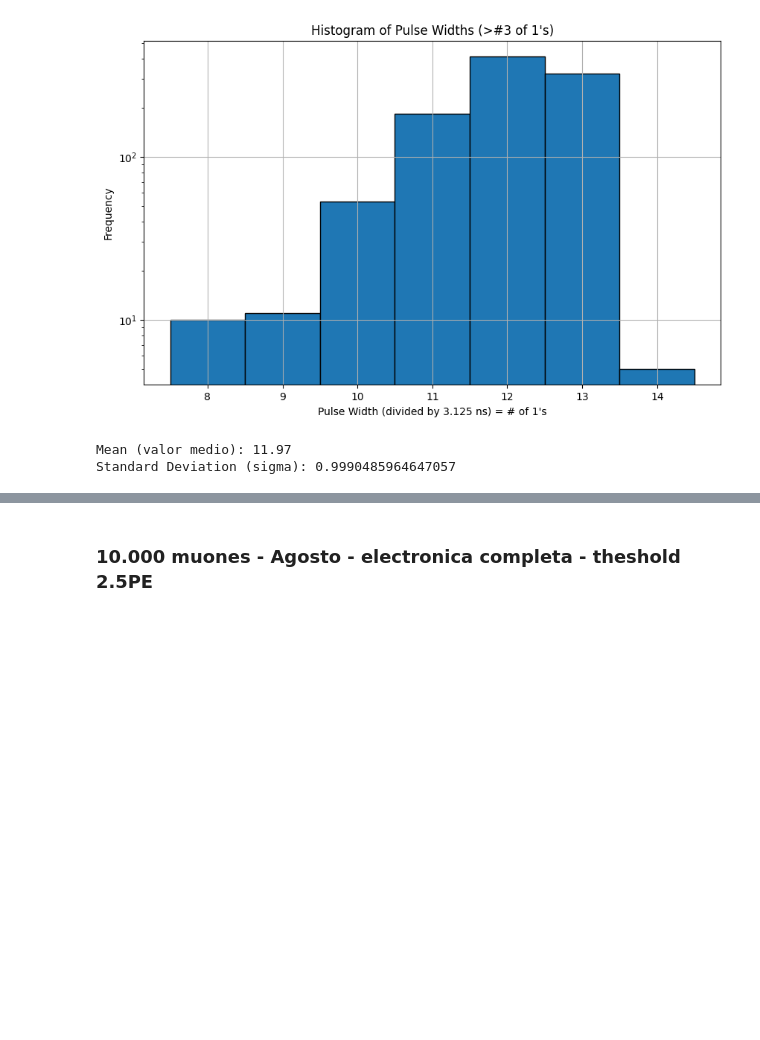
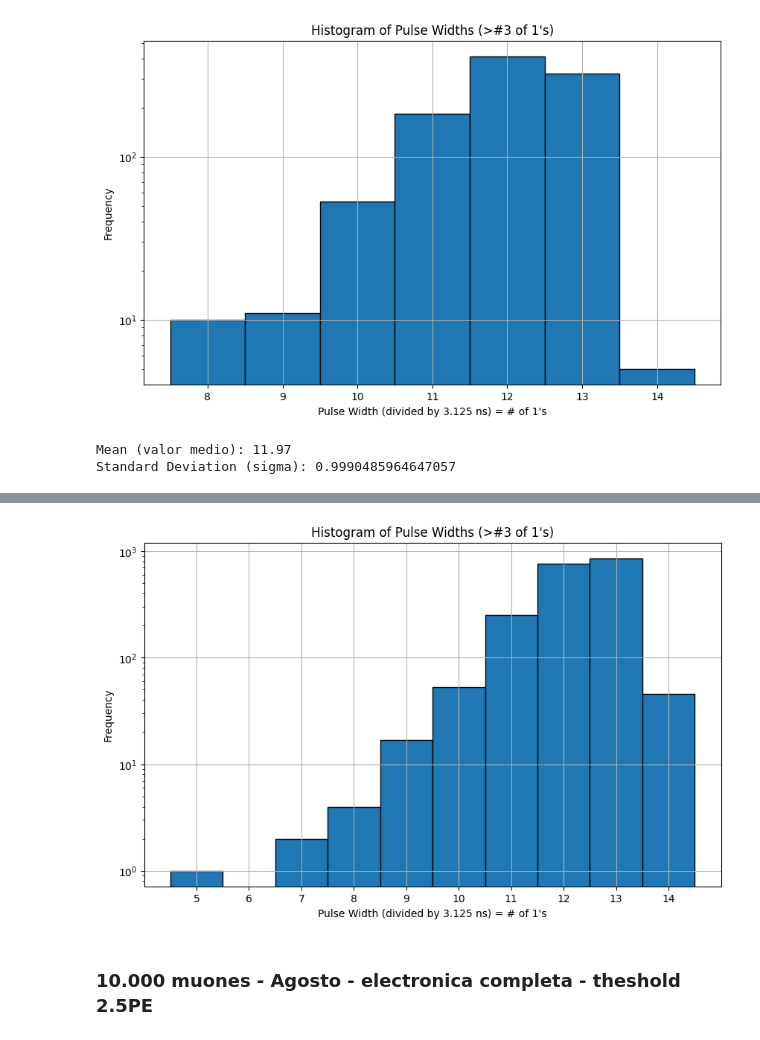
Before and after one commit to Lautaro-Silva/Laboratorio_6_7_ITeDA, a Jupyter notebook: Scripts/calculate_zeros.ipynb, the cells around one changed output, grey strips where cells are left out. Drawn from its saved outputs; the diff is of its cells as text; code cells hidden in the pictures; blank space fills up the shorter version.

```diff
--- a/Scripts/calculate_zeros.ipynb
+++ b/Scripts/calculate_zeros.ipynb
@@ -336,0 +339,3 @@ Standard Deviation (sigma): 0.9990485964647057
+# %%
+df_muones_2000 = pd.read_csv(r"C:\Users\smili\OneDrive\Documents\GitHub\Laboratorio_6_7_ITeDA\LTSpice\Agosto - Version nueva de las simulaciones\2000_mu_full_circuit_2,5PE_thresh.txt", sep="	")
+df_muones_2000
@@ -336,0 +356,21 @@ Standard Deviation (sigma): 0.9990485964647057
+# %%
+pulse_widths_2000 = []
+threshold = 0.8  # 1V threshold (I put it a bit lower to ensure I am accurate)
+pulse_start_time = None
+
+for index, row in tqdm(df_muones_2000.iterrows(), total=len(df_muones_2000), desc="Processing pulses"):
+    if row['V(out)'] > threshold and (pulse_start_time is None or df_muones_2000['V(out)'].iloc[index-1] <= threshold):
+        # Rising edge detected
+        pulse_start_time = row['time']
+    elif row['V(out)'] <= threshold and pulse_start_time is not None and df_muones_2000['V(out)'].iloc[index-1] > threshold:
+        # Falling edge detected
+        pulse_end_time = row['time']
+        # Calculate pulse width
+        width = (pulse_end_time - pulse_start_time) / 3.125e-9
+        pulse_widths_2000.append(width)
+        # Reset pulse_start_time
+        pulse_start_time = None
+
+# Convert pulse_widths to a DataFrame and approximate to the closest lower integer
+pulse_widths_df_muones_2000 = pd.DataFrame(np.floor(pulse_widths_2000), columns=['Pulse Width (divided by 3.125 ns)'])
+print(pulse_widths_df_muones_2000)
@@ -337,3 +392,22 @@ Standard Deviation (sigma): 0.9990485964647057
+# %%
+# Filter data to keep only values greater than 3
+filtered_pulse_widths_df_muones_2000 = pulse_widths_df_muones_2000[pulse_widths_df_muones_2000['Pulse Width (divided by 3.125 ns)'] > 3]
+
+# Plot histogram with bins aligned to integers
+plt.figure(figsize=(10, 6))
+bin_edges = np.arange(np.min(filtered_pulse_widths_df_muones_2000['Pulse Width (divided by 3.125 ns)']),
+                      np.max(filtered_pulse_widths_df_muones_2000['Pulse Width (divided by 3.125 ns)']) + 2) - 0.5
+plt.hist(filtered_pulse_widths_df_muones_2000['Pulse Width (divided by 3.125 ns)'], bins=bin_edges, edgecolor='black')
+plt.title('Histogram of Pulse Widths (>#3 of 1\'s)')
+plt.xlabel('Pulse Width (divided by 3.125 ns) = # of 1\'s')
+plt.ylabel('Frequency')
+plt.grid(True)
+plt.xticks(np.arange(np.min(filtered_pulse_widths_df_muones_2000['Pulse Width (divided by 3.125 ns)']),
+                     np.max(filtered_pulse_widths_df_muones_2000['Pulse Width (divided by 3.125 ns)']) + 1))
+plt.yscale('log')
+plt.show()
+# %% [output]
+[figure, added]
 # %% [markdown]
 ### 10.000 muones - Agosto - electronica completa - theshold 2.5PE
 # %%
```
Also changed, not shown: parts of 5 cells of this notebook, 4 other files.
